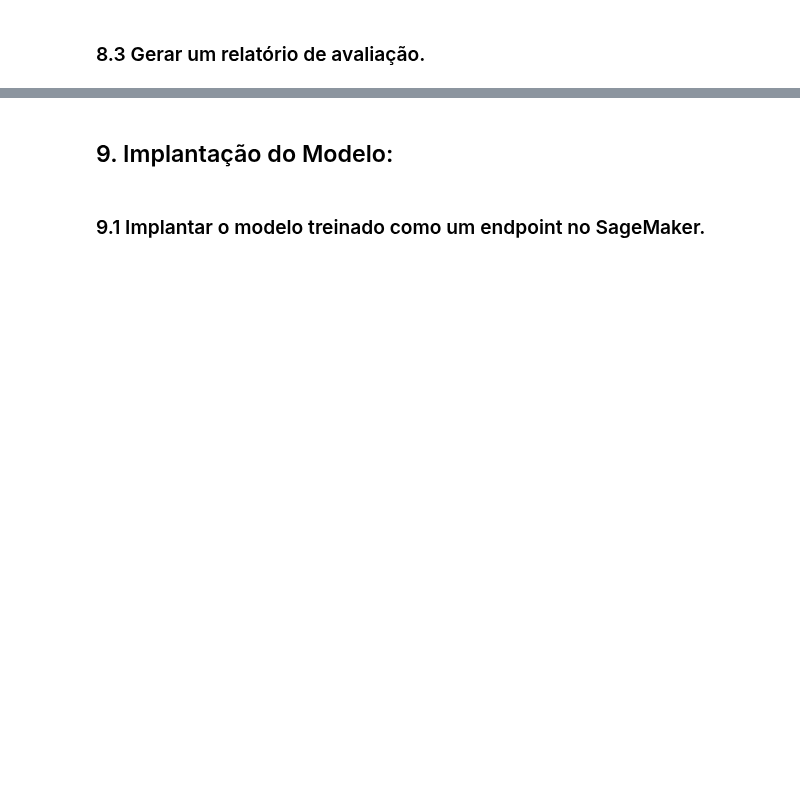
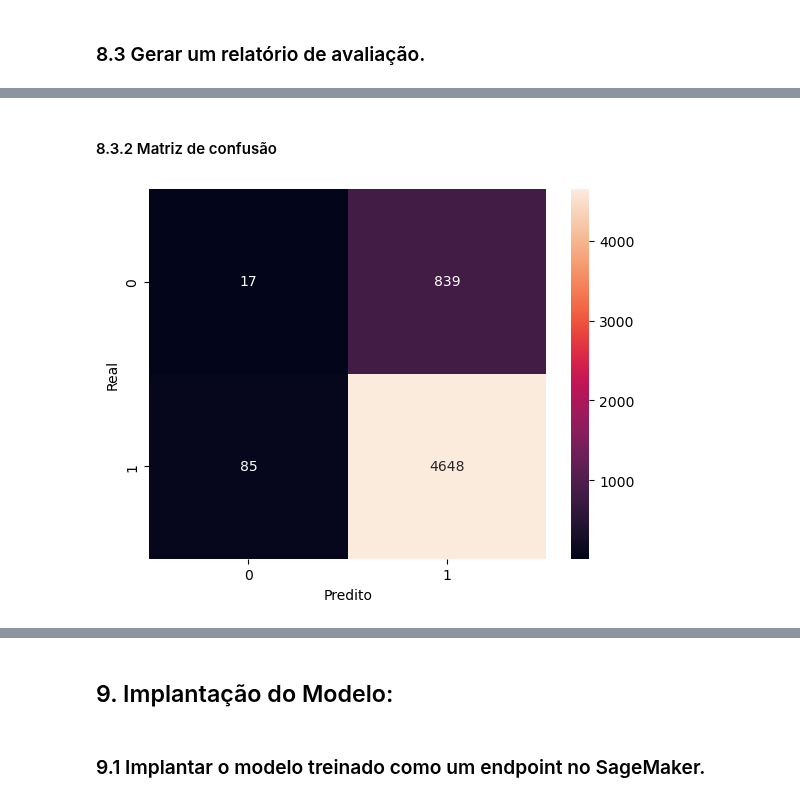
Before and after one commit to clairtonluz/MBA-em-ciencia-de-dados, a Jupyter notebook: SageMaker/trabalho2.ipynb, the cells around one changed output, grey strips where cells are left out. Cells and saved outputs as stored; diff of their text form; code cells hidden in the pictures; blank space fills up the shorter version.

```diff
--- a/SageMaker/trabalho2.ipynb
+++ b/SageMaker/trabalho2.ipynb
@@ -356,13 +356,12 @@ xgboost = Estimator(
 # Treinando o modelo
 from sagemaker.inputs import TrainingInput
 
+train_filepath = f"s3://{bucket}/{prefix}/train/{train_file}"
+
 train_input = TrainingInput(
-    train_file,
+    train_filepath,
     content_type="text/csv"
 )
-
-# for model_name, estimator in models.items():
-#     estimator.fit({"train": train_input})
 # %%
 xgboost.fit({"train": train_input})
 # %% [output]
@@ -493,19 +474,2 @@ print("R2:", r2)
 # %% [markdown]
 ### 8.3 Gerar um relatório de avaliação.
-# %%
-import boto3
-
-# Testando o modelo
-y_pred = predictor.predict(X_test)
-
-from sklearn.metrics import mean_squared_error
-
-mean_squared_error(y_test, y_pred)
-
-
-
-# Salvando o modelo
-model_path = sklearn.model_data
-model_path
-
-boto3.Session().resource("s3").Bucket(bucket).download_file(model_path, "model.tar.gz")
@@ -511,0 +491,13 @@ boto3.Session().resource("s3").Bucket(bucket).download_file(model_path, "model.t
+# %% [markdown]
+#### 8.3.2 Matriz de confusão
+# %%
+from sklearn.metrics import confusion_matrix
+import seaborn as sns
+import matplotlib.pyplot as plt
+
+sns.heatmap(confusion_matrix(y_test, y_pred), annot=True, fmt="d")
+plt.xlabel("Predito")
+plt.ylabel("Real")
+plt.show()
+# %% [output]
+[figure, added]
```
Also changed, not shown: parts of 28 cells of this notebook, 2 other files.
